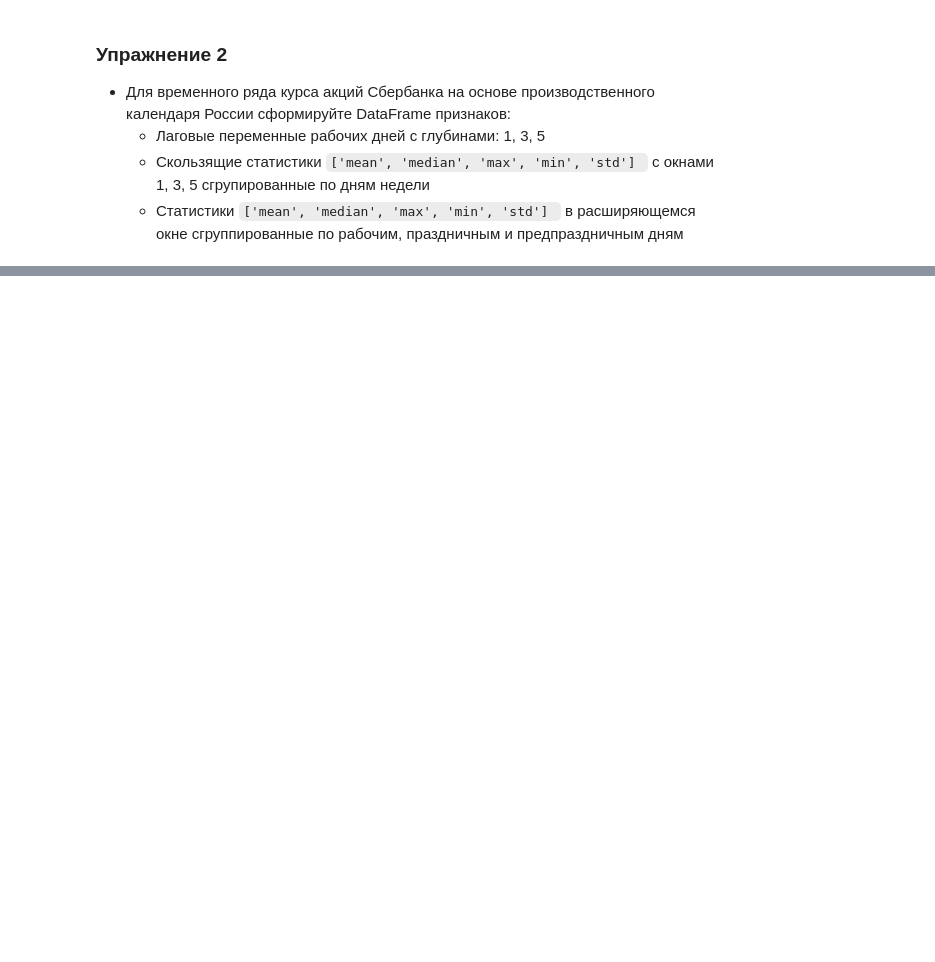
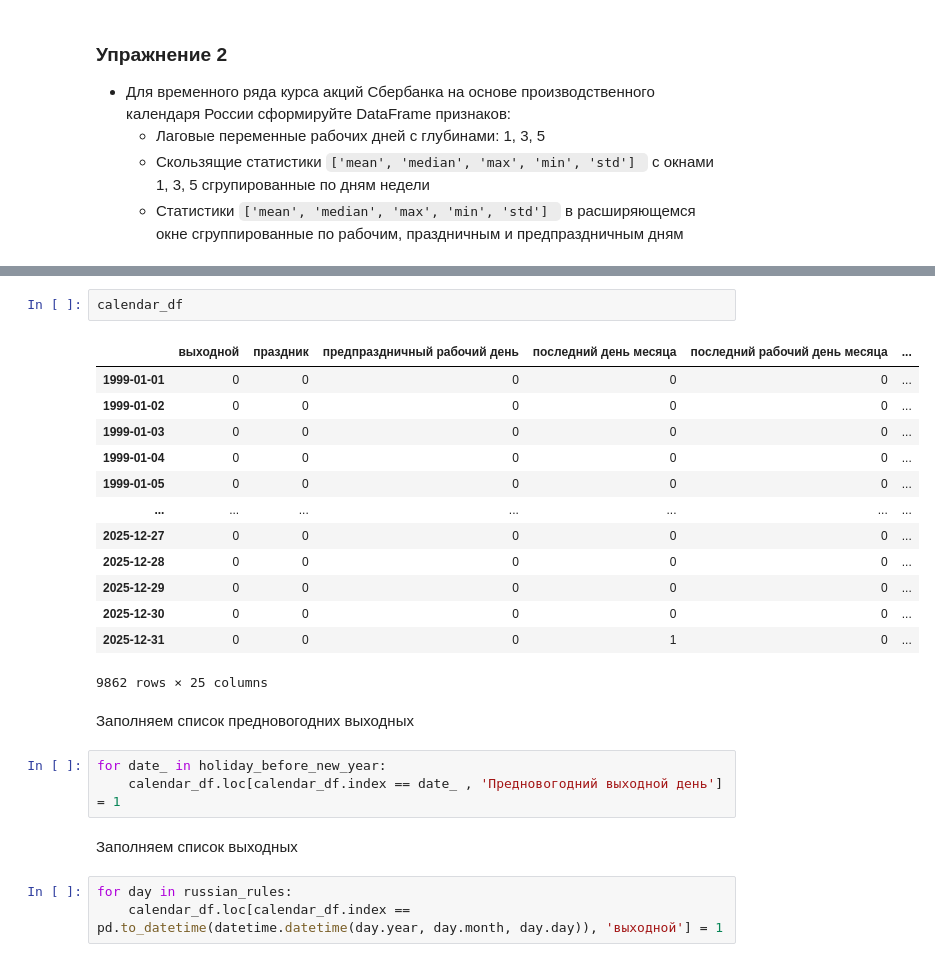
Before and after one commit to Rain1414/python_data_analysis_2021, a Jupyter notebook: hw_3.ipynb, the cells around one changed output, grey strips where cells are left out. Drawn from its saved outputs; the diff is of its cells as text; blank space fills up the shorter version.

```diff
--- a/hw_3.ipynb
+++ b/hw_3.ipynb
@@ -58,0 +130,26 @@ df1.tail(6)
+# %%
+calendar_df
+# %% [output]
+|  | выходной | праздник | предпраздничный рабочий день | последний день месяца | последний рабочий день месяца | ... |
+| 1999-01-01 | 0 | 0 | 0 | 0 | 0 | ... |
+| 1999-01-02 | 0 | 0 | 0 | 0 | 0 | ... |
+| 1999-01-03 | 0 | 0 | 0 | 0 | 0 | ... |
+| 1999-01-04 | 0 | 0 | 0 | 0 | 0 | ... |
+| 1999-01-05 | 0 | 0 | 0 | 0 | 0 | ... |
+| ... | ... | ... | ... | ... | ... | ... |
+| 2025-12-27 | 0 | 0 | 0 | 0 | 0 | ... |
+| 2025-12-28 | 0 | 0 | 0 | 0 | 0 | ... |
+| 2025-12-29 | 0 | 0 | 0 | 0 | 0 | ... |
+| 2025-12-30 | 0 | 0 | 0 | 0 | 0 | ... |
+| 2025-12-31 | 0 | 0 | 0 | 1 | 0 | ... |
+9862 rows × 25 columns
+# %% [markdown]
+Заполняем список предновогодних выходных
+# %%
+for date_ in holiday_before_new_year:
+    calendar_df.loc[calendar_df.index == date_ , 'Предновогодний выходной день'] = 1
+# %% [markdown]
+Заполняем список выходных
+# %%
+for day in russian_rules:
+    calendar_df.loc[calendar_df.index == pd.to_datetime(datetime.datetime(day.year, day.month, day.day)), 'выходной'] = 1
```
Also changed, not shown: parts of 38 cells of this notebook, 1 other file.
